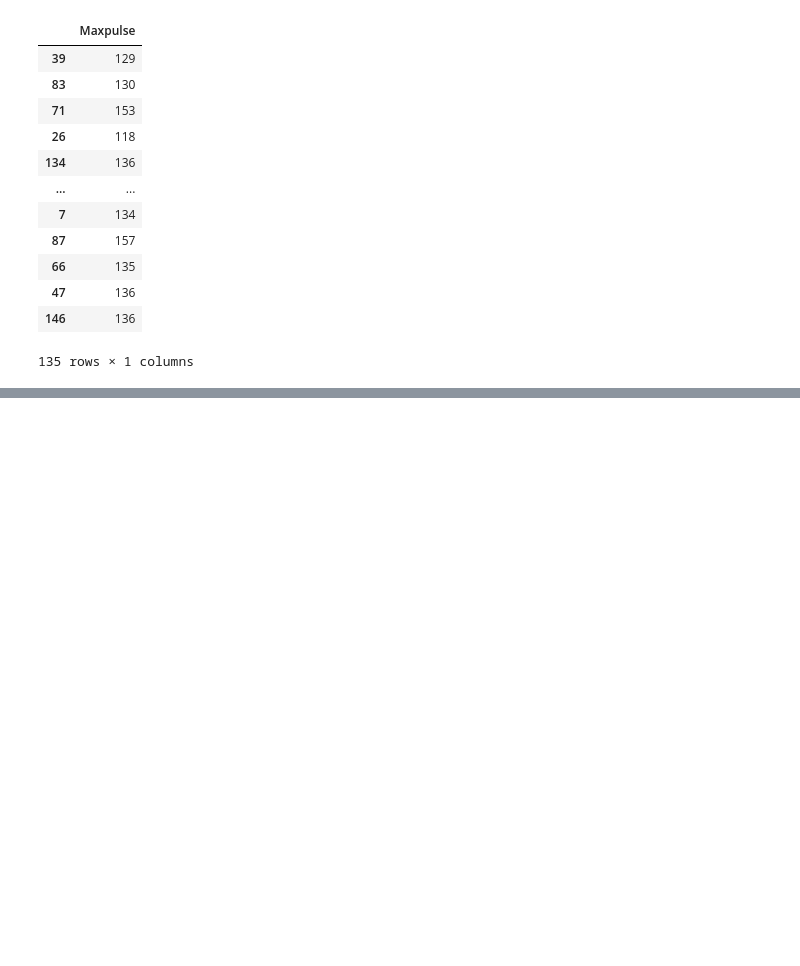
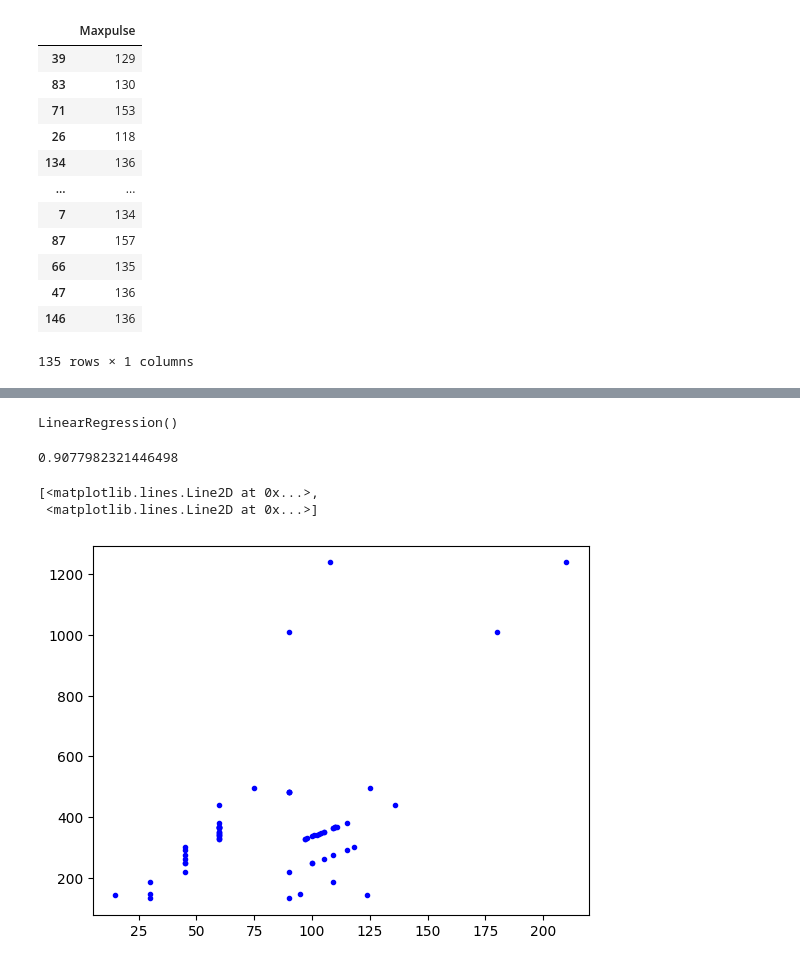
Before and after one commit to banvro/3-to-4-AI-august, a Jupyter notebook: simple or mlti liner regression error.ipynb, the cells around one changed output, grey strips where cells are left out. Drawn from its saved outputs; the diff is of its cells as text; code cells hidden in the pictures; blank space fills up the shorter version.

```diff
--- a/simple or mlti liner regression error.ipynb
+++ b/simple or mlti liner regression error.ipynb
@@ -233,0 +209,2 @@ array([[ 60, 105],
+# %%
+x = df[['Duration', 'Pulse']]
@@ -233,0 +227,2 @@ array([[ 60, 105],
+# %%
+y = df[['Calories']]
@@ -233,0 +231,7 @@ array([[ 60, 105],
+# %%
+x_train, x_test, y_train, y_test = train_test_split(x, y, test_size = 0.2)
+# %%
+ox = LinearRegression()
+ox.fit(x_train, y_train)
+# %% [output]
+LinearRegression()
@@ -233,0 +242,11 @@ array([[ 60, 105],
+# %%
+r2_score(y_test, y_predsd)
+# %% [output]
+0.9077982321446498
+# %%
+import matplotlib.pylab as plt
+plt.plot(x_test, ox.predict(x_test), 'b.')
+# %% [output]
+[<matplotlib.lines.Line2D at 0x...>,
+ <matplotlib.lines.Line2D at 0x...>]
+[figure, added]
```
Also changed, not shown: parts of 19 cells of this notebook, 1 other file.
